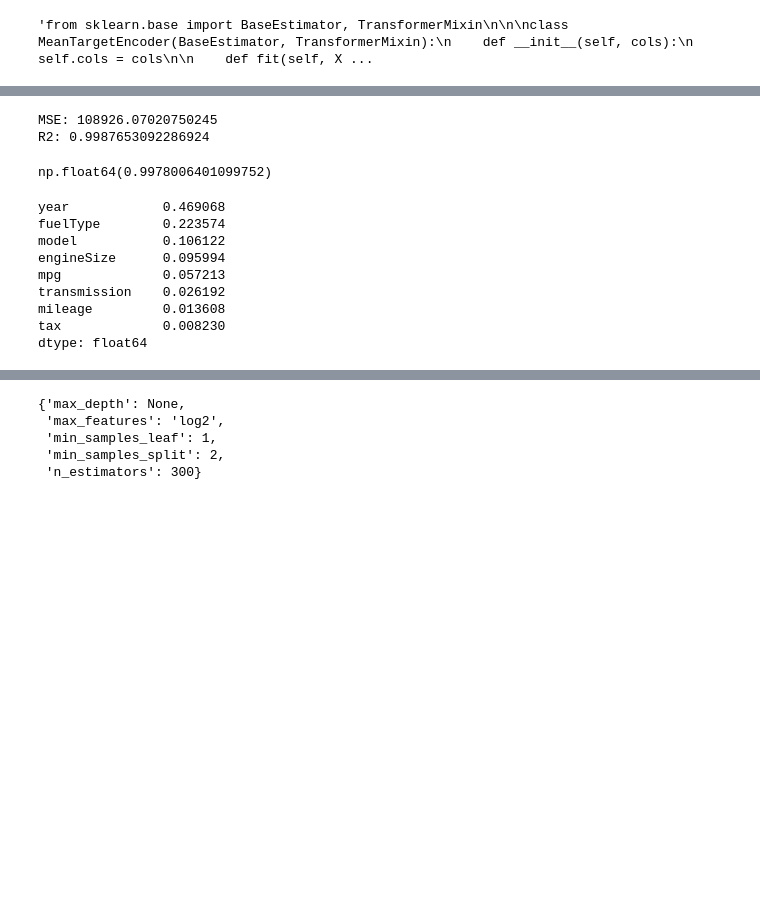
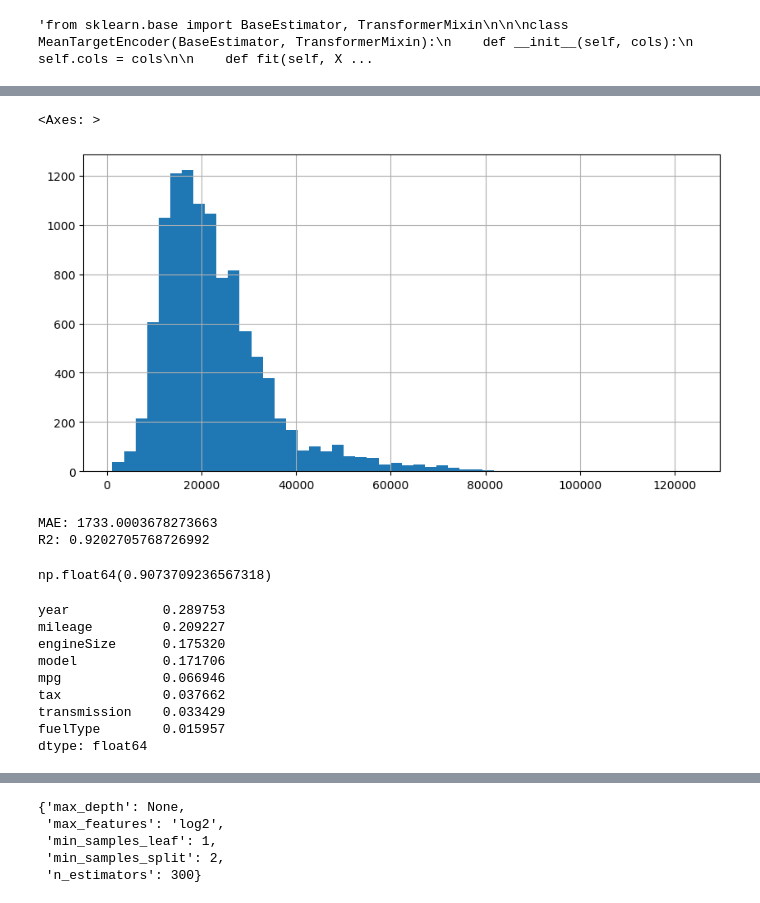
Before and after one commit to Megamozkul/test-repository, a Jupyter notebook: dz10.ipynb, the cells around one changed output, grey strips where cells are left out. Saved outputs shown, nothing was run; the diff lists cells and outputs as text; code cells hidden in the pictures; blank space fills up the shorter version.

```diff
--- a/dz10.ipynb
+++ b/dz10.ipynb
@@ -239,0 +251,6 @@ AttributeError: 'SGDRegressor' object has no attribute 'best_params_'
+# %%
+## Гистограмма распределения price
+y.hist(bins=50,figsize=(10,5))
+# %% [output]
+<Axes: >
+[figure, added]
@@ -240,35 +259,37 @@ AttributeError: 'SGDRegressor' object has no attribute 'best_params_'
 # %%
-model2 = RandomForestRegressor(
+model2 = ExtraTreesRegressor(
     n_estimators=300,
     random_state=42,
+    min_samples_leaf=1,
+    min_samples_split=2,
     n_jobs=-1
 )
 
-model2.fit(X_train, y_train)
-y_pred2 = model2.predict(X_test)
+model2.fit(X_train_scl, y_train)
+y_pred2 = model2.predict(X_test_scl)
 
-print("MSE:",  mean_squared_error(y_test, y_pred2))
+print("MAE:",  mean_absolute_error(y_test, y_pred2))
 print("R2:", r2_score(y_test, y_pred2))
 # %% [output]
-MSE: 108926.07020750245
-R2: 0.9987653092286924
+MAE: 1733.0003678273663
+R2: 0.9202705768726992
 # %%
-cross_val_score(model2,X_train, y_train, cv=5).mean()
+cross_val_score(model2,X_train_scl, y_train, cv=5).mean()
 # %% [output]
-np.float64(0.9978006401099752)
+np.float64(0.9073709236567318)
 # %%
 ## Оценка наиболее важных параметров для модели
-importances = pd.Series(model2.feature_importances_, index=X_train_enc.columns)
-print(importances.sort_values(ascending=False).head(10))
+importances2 = pd.Series(model2.feature_importances_, index=X_train_scl.columns)
+print(importances2.sort_values(ascending=False).head(10))
 # %% [output]
-year            0.469068
-fuelType        0.223574
-model           0.106122
-engineSize      0.095994
-mpg             0.057213
-transmission    0.026192
-mileage         0.013608
-tax             0.008230
+year            0.289753
+mileage         0.209227
+engineSize      0.175320
+model           0.171706
+mpg             0.066946
+tax             0.037662
+transmission    0.033429
+fuelType        0.015957
 dtype: float64
 # %%
 ## Подбор гиперпараметров
```
Also changed, not shown: parts of 56 cells of this notebook.
